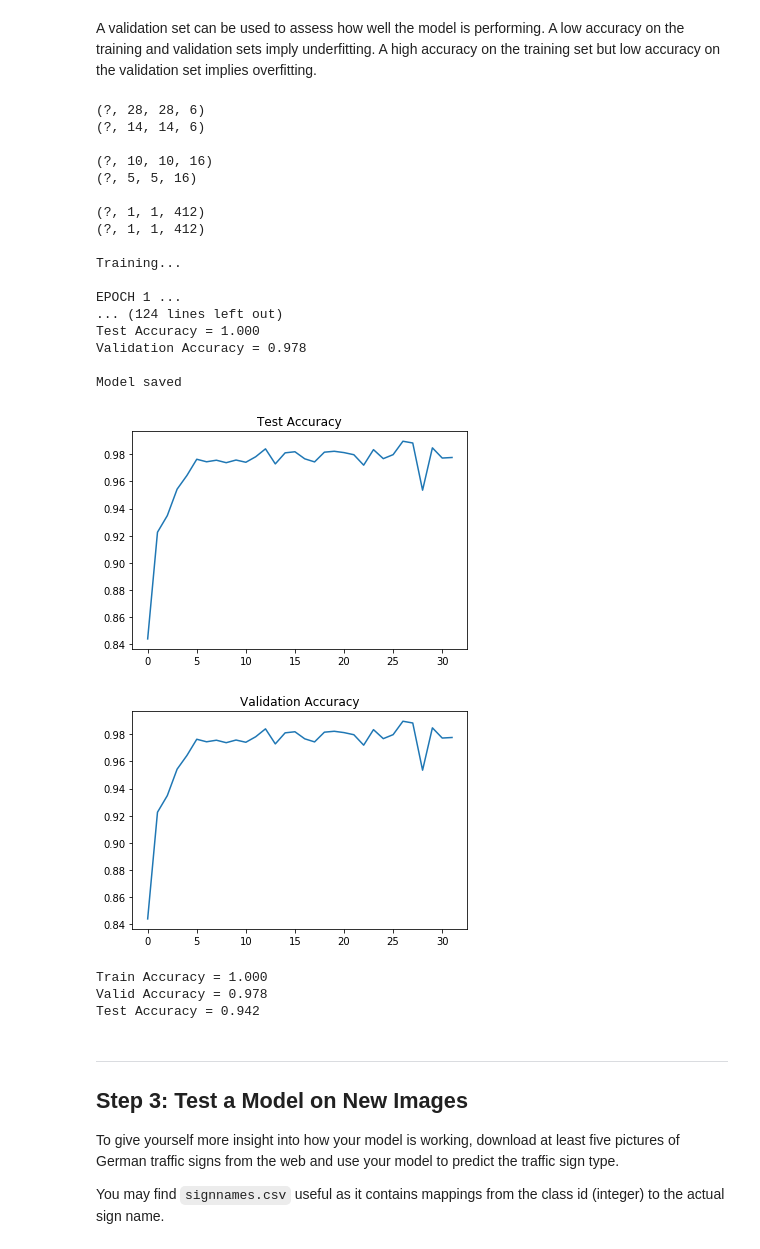
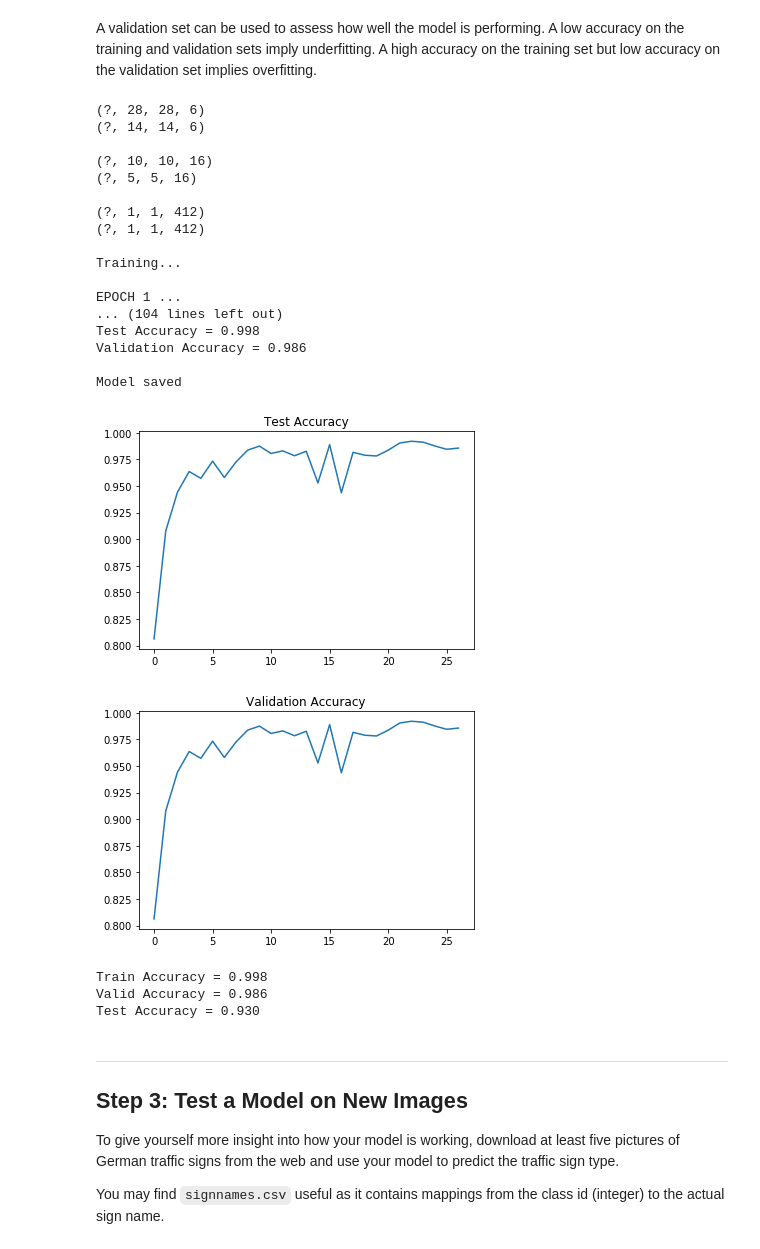
Before and after one commit to vippermaeglin/self-driven-car-nd, a Jupyter notebook: P2 - Traffic Sign Classifier/Traffic_Sign_Classifier.ipynb, the cells around one changed output. Saved outputs shown, nothing was run; the diff lists cells and outputs as text; code cells hidden in the pictures.

```diff
--- a/P2 - Traffic Sign Classifier/Traffic_Sign_Classifier.ipynb
+++ b/P2 - Traffic Sign Classifier/Traffic_Sign_Classifier.ipynb
@@ -395,8 +395,8 @@ sets imply underfitting. A high accuracy on the training set but low accuracy on
 
 import tensorflow as tf
 
-EPOCHS = 32
-BATCH_SIZE = 150
+EPOCHS = 27
+BATCH_SIZE = 156
 
 rate = 0.00097
 
@@ -456,41 +456,41 @@ plt.show()
 plt.plot(validation_accuracy_figure)
 plt.title("Validation Accuracy")
 plt.show()
 
 with tf.Session() as sess:
     saver.restore(sess, tf.train.latest_checkpoint('.'))
 
     train_accuracy = evaluate(X_train, y_train)
     print("Train Accuracy = {:.3f}".format(train_accuracy))
 
     valid_accuracy = evaluate(X_valid, y_valid)
     print("Valid Accuracy = {:.3f}".format(valid_accuracy))
 
     test_accuracy = evaluate(X_test, y_test)
     print("Test Accuracy = {:.3f}".format(test_accuracy))
 # %% [output]
 (?, 28, 28, 6)
 (?, 14, 14, 6)
 
 (?, 10, 10, 16)
 (?, 5, 5, 16)
 
 (?, 1, 1, 412)
 (?, 1, 1, 412)
 
 Training...
 
 EPOCH 1 ...
-... (124 lines left out)
-Test Accuracy = 1.000
-Validation Accuracy = 0.978
+... (104 lines left out)
+Test Accuracy = 0.998
+Validation Accuracy = 0.986
 
 Model saved
-[figure, old version]
+[figure, new version]
-[figure, old version]
+[figure, new version]
-Train Accuracy = 1.000
-Valid Accuracy = 0.978
-Test Accuracy = 0.942
+Train Accuracy = 0.998
+Valid Accuracy = 0.986
+Test Accuracy = 0.930
 # %% [markdown]
 ---
 
```
Also changed, not shown: parts of 5 cells of this notebook, 6 other files.
